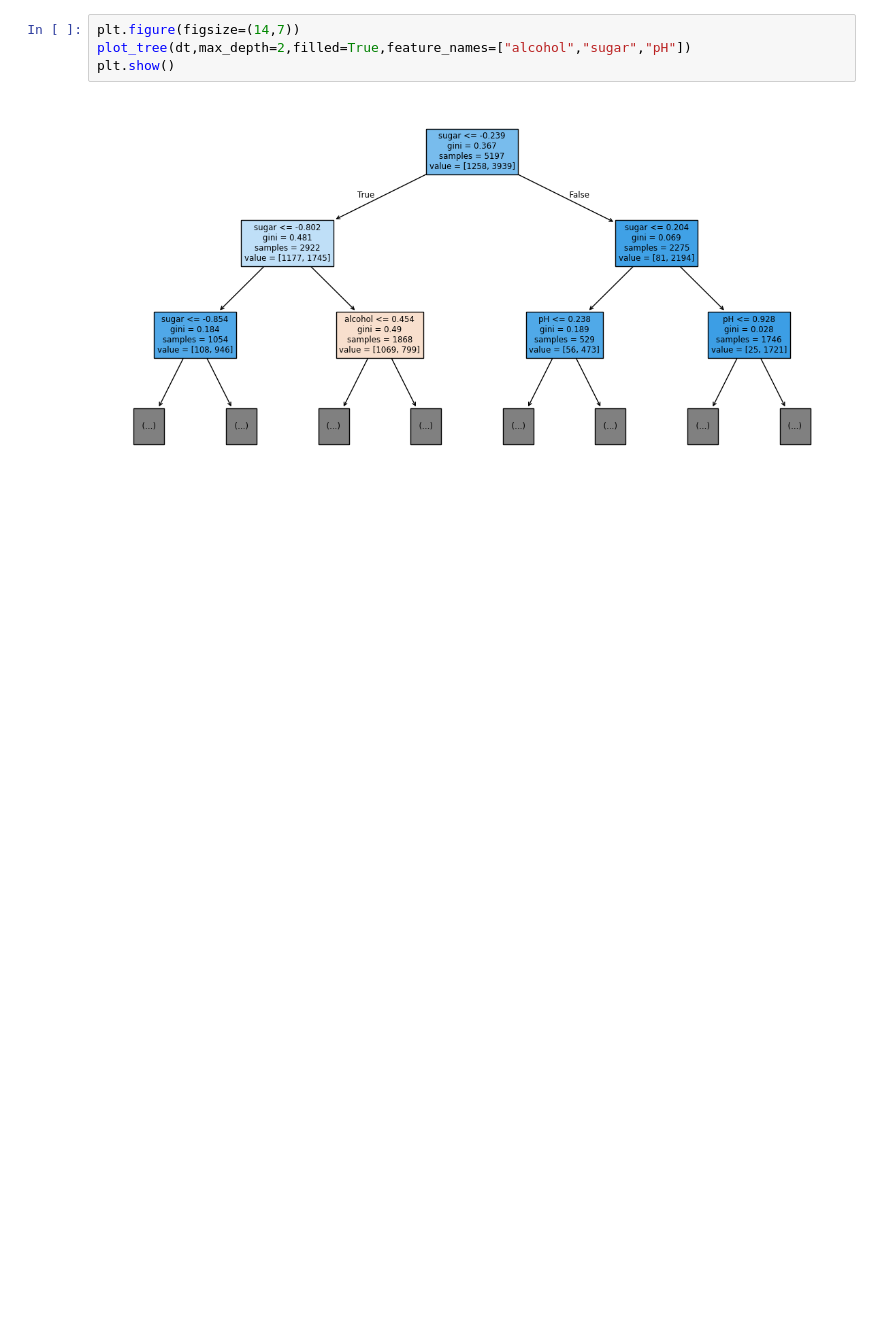
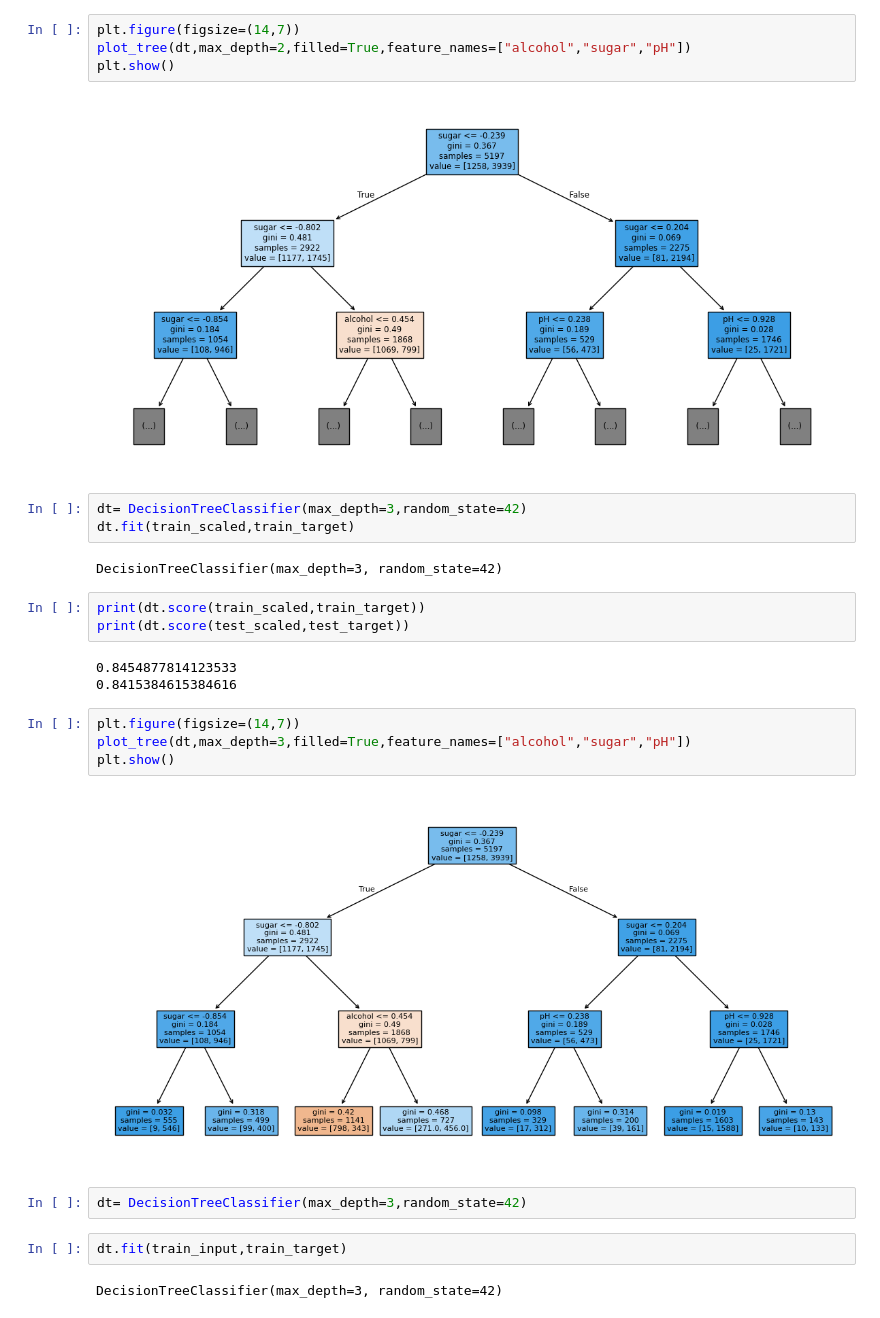
Before and after one commit to JHONEY-076/Machine_Learning, a Jupyter notebook: dataset/Lecture6_2.ipynb, the cells around one changed output. Cells and saved outputs as stored; diff of their text form; blank space fills up the shorter version.

```diff
--- a/dataset/Lecture6_2.ipynb
+++ b/dataset/Lecture6_2.ipynb
@@ -51,3 +51,26 @@ plot_tree(dt,max_depth=2,filled=True,feature_names=["alcohol","sugar","pH"])
 plt.show()
 # %% [output]
 [figure]
+# %%
+dt= DecisionTreeClassifier(max_depth=3,random_state=42)
+dt.fit(train_scaled,train_target)
+# %% [output]
+DecisionTreeClassifier(max_depth=3, random_state=42)
+# %%
+print(dt.score(train_scaled,train_target))
+print(dt.score(test_scaled,test_target))
+# %% [output]
+0.8454877814123533
+0.8415384615384616
+# %%
+plt.figure(figsize=(14,7))
+plot_tree(dt,max_depth=3,filled=True,feature_names=["alcohol","sugar","pH"])
+plt.show()
+# %% [output]
+[figure, added]
+# %%
+dt= DecisionTreeClassifier(max_depth=3,random_state=42)
+# %%
+dt.fit(train_input,train_target)
+# %% [output]
+DecisionTreeClassifier(max_depth=3, random_state=42)
```
Also changed, not shown: parts of 5 cells of this notebook.
